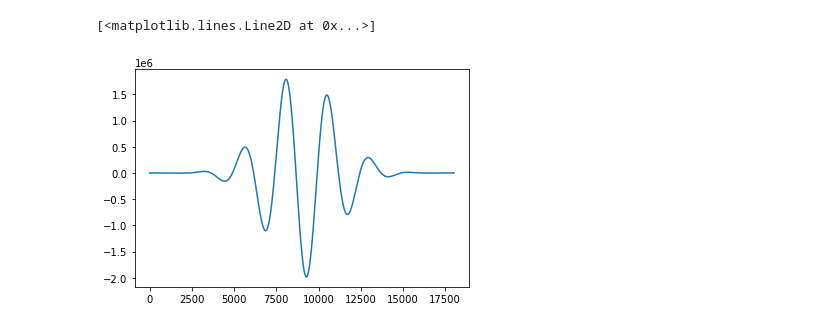
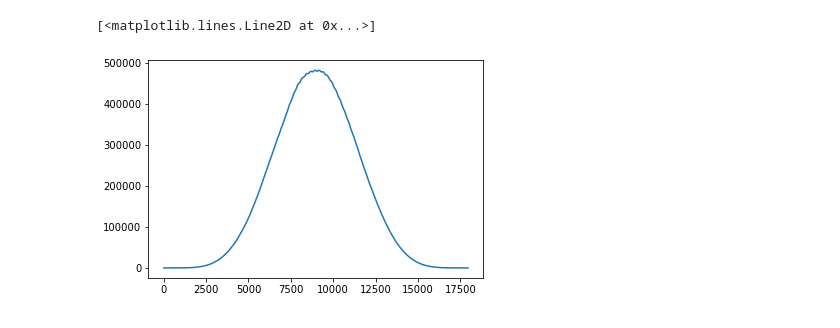
Before and after one commit to SergeySmalkov/Fourier, a Jupyter notebook: CrossCorrelation.ipynb, the cells around one changed output. Saved outputs shown, nothing was run; the diff lists cells and outputs as text; code cells hidden in the pictures.

```diff
--- a/CrossCorrelation.ipynb
+++ b/CrossCorrelation.ipynb
@@ -10,9 +10,9 @@ from scipy import signal
 real_delay = 0.4
 
 #Can be only 0 or 1
-flag_periodic = 1
-noise = 0.05
-def test_function(t): return np.exp(t*1.5)* np.sin(2*np.pi*t) + np.cos(2*np.pi*0.2*t)
+flag_periodic = 0
+noise = 0.3
+def test_function(t): return np.sin(2*np.pi*t)+10+np.sin(3*np.pi*t)+np.cos(20*np.pi*t)+t
 # %%
 # Generate the time series with random windows
 t1 = np.sort(np.random.uniform(low=0, high=4, size=10000))
@@ -110,23 +110,23 @@ plt.show()
 # %%
 # Apply Hann window to cross-correlation
 window = np.hanning(len(trunc_y1_noisy))
 trunc_y1_noisy_hann = trunc_y1_noisy * window
 trunc_y2_noisy_hann = trunc_y2_noisy * window
 # Compute cross correlation
 # corr_hann = np.correlate(trunc_y1_noisy_hann, trunc_y2_noisy_hann, mode='full')
-# corr_hann = scipy.signal.correlate(trunc_y1_noisy_hann, trunc_y2_noisy_hann, mode='full')
+corr_hann = signal.correlate(trunc_y1_noisy_hann, trunc_y2_noisy_hann, mode='full')
 
 
-n1 = len(trunc_y1_noisy_hann)
-n2 = len(trunc_y2_noisy_hann)
-corr = np.fft.ifft(np.fft.fft(trunc_y1_noisy_hann, n1+n2-1) * np.conj(np.fft.fft(trunc_y2_noisy_hann, n1+n2-1)))
-corr = np.concatenate((corr[-(n1-1):], corr[:n2]))
+# n1 = len(trunc_y1_noisy_hann)
+# n2 = len(trunc_y2_noisy_hann)
+# corr_hann = np.fft.ifft(np.fft.fft(trunc_y1_noisy_hann, n1+n2-1) * np.conj(np.fft.fft(trunc_y2_noisy_hann, n1+n2-1)))
+# corr_hann = np.concatenate((corr[-(n1-1):], corr[:n2]))
 
 
-plt.plot(corr)
+plt.plot(corr_hann)
 # %% [output]
 [<matplotlib.lines.Line2D at 0x...>]
-[figure, old version]
+[figure, new version]
 # %%
 # Find time delay_hann
 delay_hann = (np.argmax(corr_hann) - len(y1_noisy) - 1) // (flag_periodic + 1)
```
Also changed, not shown: parts of 12 cells of this notebook.
